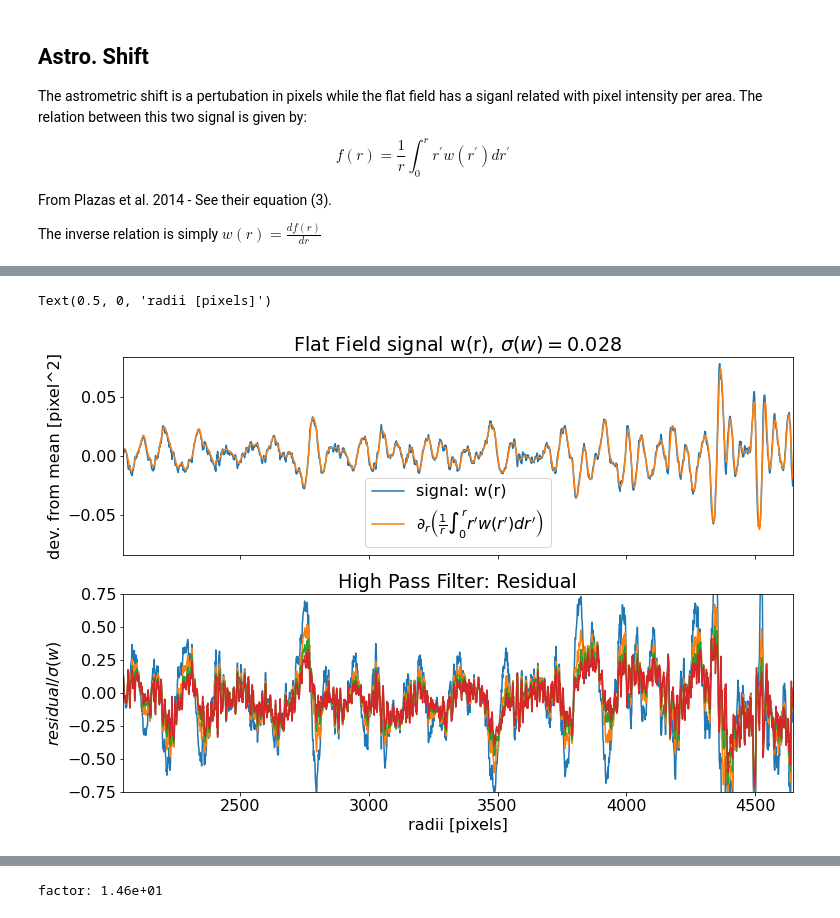
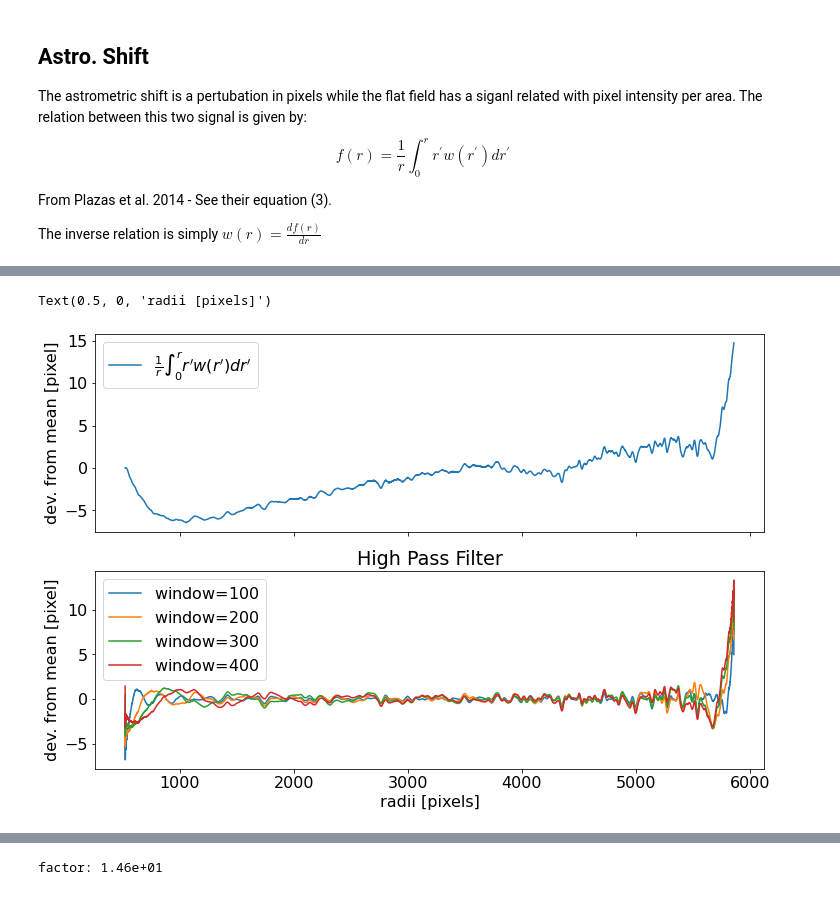
Before and after one commit to estevesjh/lsst-treeRing, a Jupyter notebook: 3-compareTreeRingSingal.ipynb, the cells around one changed output, grey strips where cells are left out. Cells and saved outputs as stored; diff of their text form; code cells hidden in the pictures.

```diff
--- a/3-compareTreeRingSingal.ipynb
+++ b/3-compareTreeRingSingal.ipynb
@@ -175,25 +144,45 @@ def get_frac_error(x,y):
-# %%
-fig, ax = plt.subplots(2, 1, sharex='all', figsize=(12, 8))
-
-ymax = 3*np.std(signal)
-
-ax[0].set_title('Flat Field signal w(r), $\sigma(w)=%.3f$'%(ymax/3.))
-ax[0].plot(r,signal,label=r'signal: w(r)')
-ax[0].plot(r,savgol_filter(noisy, 35, polyorder = 3, deriv=1),label=r'$\partial_r \left(\frac{1}{r}\int_{0}^{r} r^\prime w(r^\prime) dr^\prime\right)$')
-ax[0].legend()
-ax[0].set_ylabel('dev. from mean [%s]'%('pixel^2'))
-ax[0].set_ylim(-ymax,ymax)
-
-ax[1].set_title('High Pass Filter: Residual')
-for i in range(4):
-    diff = get_frac_error(savgol_filter(filtered[i], 35, polyorder = 3, deriv=1),signal)/(ymax/3)
-    ax[1].plot(r,diff,label=r'window=$%i$'%((i+1)*500))
-
-ax[1].set_ylim(-0.75,0.75)
-# ax[1].legend()
-ax[1].set_xlim(rmin,rmax)
-ax[1].set_ylabel('$residual/\sigma(w)$')
-ax[1].set_xlabel('radii [pixels]')
-# %% [output]
-Text(0.5, 0, 'radii [pixels]')
-[figure, removed]
+# %%
+import numpy as np
+from scipy.fftpack import rfft, irfft, fftfreq
+
+def low_pass_filter(time,signal,freq=1/150):
+    W = fftfreq(signal.size, d=time[1]-time[0])
+    f_signal = rfft(signal)
+
+    # If our original signal time was in seconds, this is now in Hz
+    cut_f_signal = f_signal.copy()
+    cut_f_signal[(W<freq)] = 0
+
+    cut_signal = irfft(cut_f_signal)
+    return cut_signal
+# %%
+r = dF[0]
+signal = dF[1]
+
+noisy= np.zeros_like(r)
+noisy[1:] = np.array([scipy.integrate.simps(r[:i]*signal[:i],x=r[:i])/r[i] for i in range(1,len(r))])
+
+filtered = []
+for i in range(4):
+    #sos      = butter(1, 5., 'hp', fs=500*(i+1), output='sos')
+    #filtered.append(sosfilt(sos, noisy))
+    filtered.append(low_pass_filter(r,noisy,freq=1/(100*(i+1))))
+# %%
+fig, ax = plt.subplots(2, 1, sharex='all', figsize=(12, 8))
+
+ax[0].plot(r,noisy,label=r'$\frac{1}{r}\int_{0}^{r} r^\prime w(r^\prime) dr^\prime$')
+ax[0].legend()
+ax[0].set_ylabel('dev. from mean [%s]'%('pixel'))
+
+ax[1].set_title('High Pass Filter')
+for i in range(4):
+    ax[1].plot(r,filtered[i],label=r'window=$%i$'%((i+1)*100))
+
+ax[1].legend()
+
+#ax[1].set_xlim(rmin,rmax)
+ax[1].set_ylabel('dev. from mean [%s]'%('pixel'))
+ax[1].set_xlabel('radii [pixels]')
+# %% [output]
+Text(0.5, 0, 'radii [pixels]')
+[figure, added]
```
Also changed, not shown: parts of 17 cells of this notebook, 4 other files.
